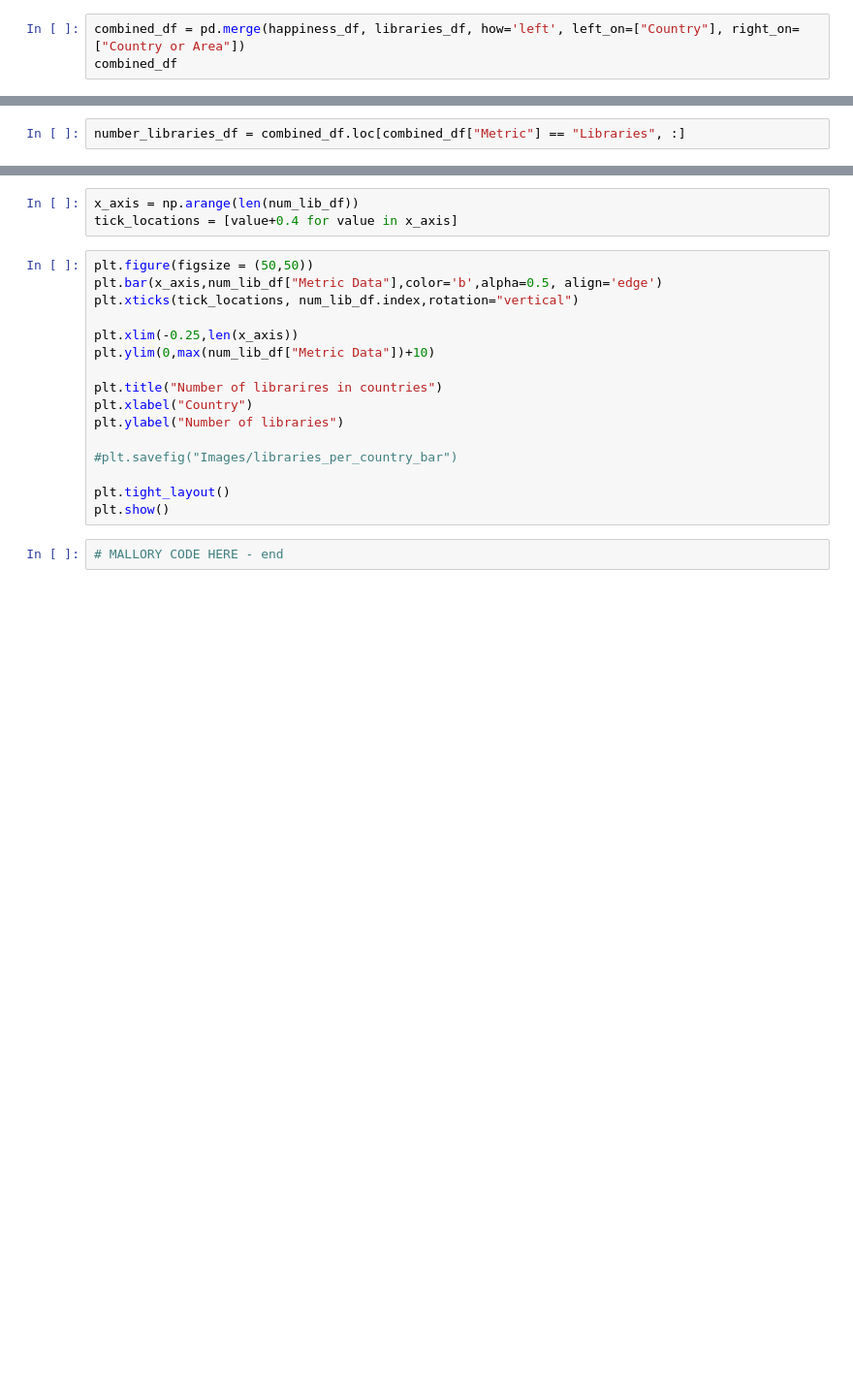
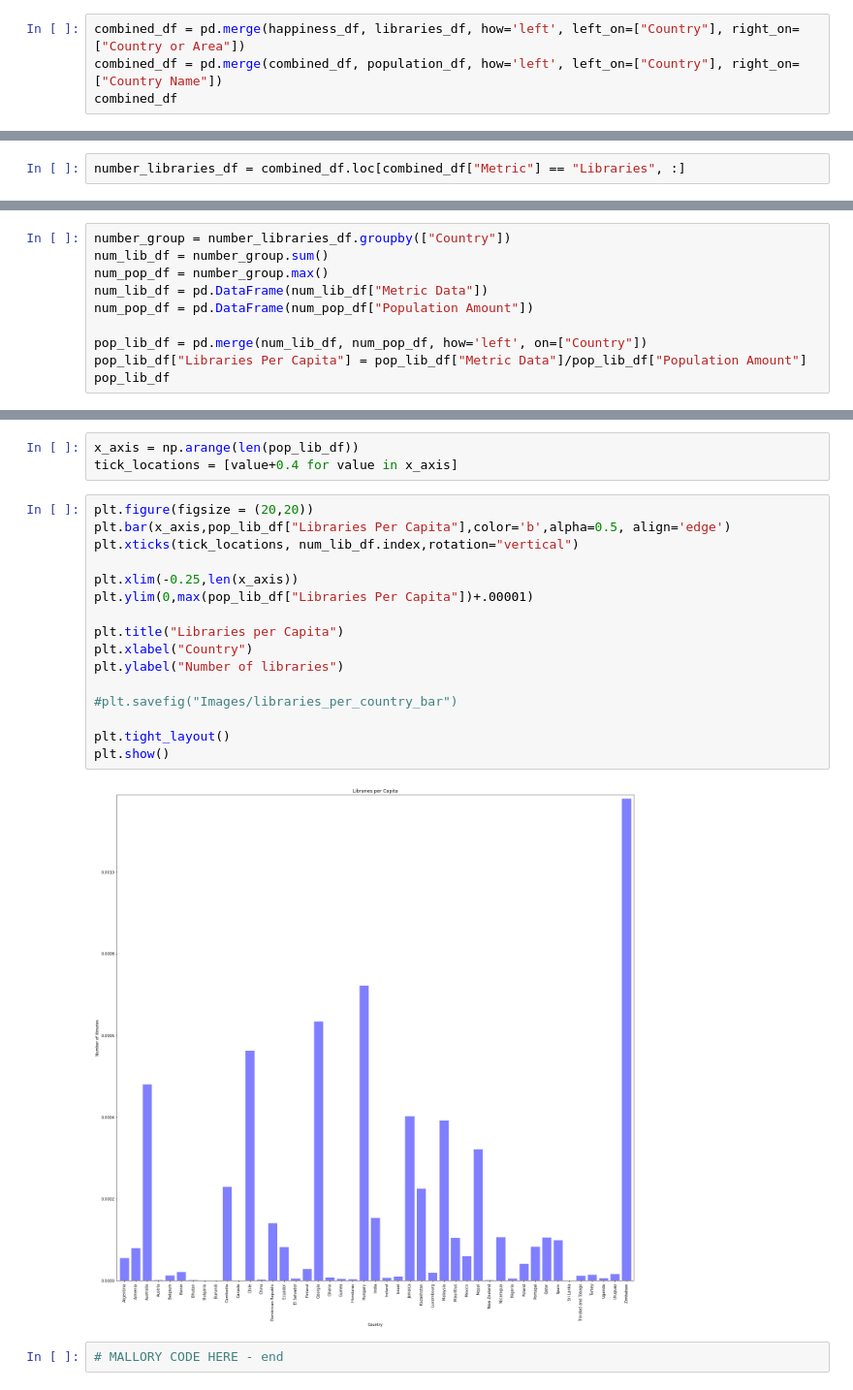
Before and after one commit to zpoeschl/Libraries-vs-Happiness, a Jupyter notebook: WorkingNotebook.ipynb, the cells around one changed output, grey strips where cells are left out. Shown at 97% size. Cells and saved outputs as stored; diff of their text form; blank space fills up the shorter version.

Commit message:
Added per capita and cleaned shared code

```diff
--- a/WorkingNotebook.ipynb
+++ b/WorkingNotebook.ipynb
@@ -31,3 +71,4 @@ libraries_df["Metric Data"] = pd.to_numeric(libraries_df["Metric Data"],errors="
 # %%
 combined_df = pd.merge(happiness_df, libraries_df, how='left', left_on=["Country"], right_on=["Country or Area"])
+combined_df = pd.merge(combined_df, population_df, how='left', left_on=["Country"], right_on=["Country Name"])
 combined_df
@@ -245,0 +366,10 @@ num_lib_df
+# %%
+number_group = number_libraries_df.groupby(["Country"])
+num_lib_df = number_group.sum()
+num_pop_df = number_group.max()
+num_lib_df = pd.DataFrame(num_lib_df["Metric Data"])
+num_pop_df = pd.DataFrame(num_pop_df["Population Amount"])
+
+pop_lib_df = pd.merge(num_lib_df, num_pop_df, how='left', on=["Country"])
+pop_lib_df["Libraries Per Capita"] = pop_lib_df["Metric Data"]/pop_lib_df["Population Amount"]
+pop_lib_df
@@ -246,22 +395,24 @@ num_lib_df
 # %%
-x_axis = np.arange(len(num_lib_df))
+x_axis = np.arange(len(pop_lib_df))
 tick_locations = [value+0.4 for value in x_axis]
 # %%
-plt.figure(figsize = (50,50))
-plt.bar(x_axis,num_lib_df["Metric Data"],color='b',alpha=0.5, align='edge')
+plt.figure(figsize = (20,20))
+plt.bar(x_axis,pop_lib_df["Libraries Per Capita"],color='b',alpha=0.5, align='edge')
 plt.xticks(tick_locations, num_lib_df.index,rotation="vertical")
 
 plt.xlim(-0.25,len(x_axis))
-plt.ylim(0,max(num_lib_df["Metric Data"])+10)
+plt.ylim(0,max(pop_lib_df["Libraries Per Capita"])+.00001)
 
-plt.title("Number of librarires in countries")
+plt.title("Libraries per Capita")
 plt.xlabel("Country")
 plt.ylabel("Number of libraries")
 
 #plt.savefig("Images/libraries_per_country_bar")
 
 plt.tight_layout()
 plt.show()
+# %% [output]
+[figure, added]
 # %%
 # MALLORY CODE HERE - end
 # %%
```
Also changed, not shown: parts of 30 cells of this notebook, 3 other files.
